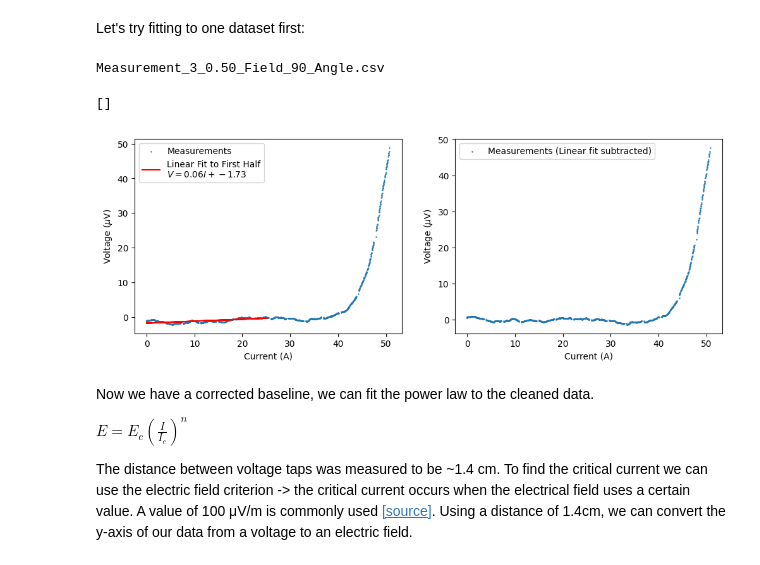
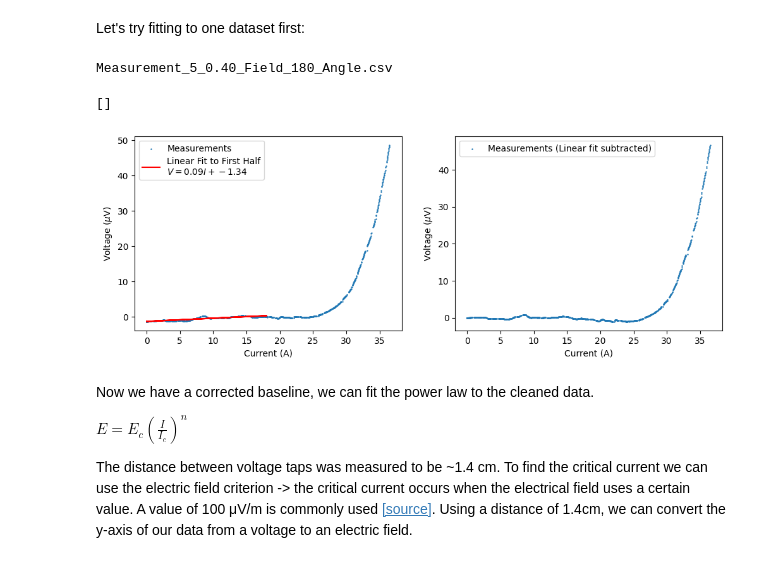
Before and after one commit to rcs19/jrn542_icy_durham, a Jupyter notebook: src/workbook.ipynb, the cells around one changed output. Drawn from its saved outputs; the diff is of its cells as text; code cells hidden in the pictures.

```diff
--- a/src/workbook.ipynb
+++ b/src/workbook.ipynb
@@ -166,36 +166,36 @@ Because there's a linear increase before the critical current, we will first lin
 # %% [markdown]
 Let's try fitting to one dataset first:
 # %%
-filename = 'data/theta90/Measurement_3_0.50_Field_90_Angle.csv'
+filename = 'data/theta180/Measurement_5_0.40_Field_180_Angle.csv'
 df = pd.read_csv(filename, skiprows=11, names=['current_A','voltage_uV','time_s'], sep='\\s+')
 
 # Linear Fitting to half the data
 half = round(len(df)*0.5) # Finds the row index halfway through the data (usually around I = 18A)
 slope, intercept = linregress(df[:half]['current_A'], df[:half]['voltage_uV'])[0:2]
 linear_yvalues = df['current_A']*slope + intercept # The y-values of the linear fit extrapolated to the whole range of data that we will subtract from our data.
 
 xdata = df['current_A']
 ydata = df['voltage_uV']
 ydata_clean = df['voltage_uV'] - linear_yvalues
 
 print(filename.split('/')[-1])
 fig, ax = plt.subplots(1,2, figsize=(12,4))
 ax[0].scatter(xdata, ydata, s=0.5, label='Measurements')
 ax[0].plot(xdata[:half], linear_yvalues[:half], c='r', label=f'Linear Fit to First Half\n$V = {slope:.2f}I + {intercept:.2f}$')
 ax[0].set_xlabel('Current (A)')
 ax[0].set_ylabel('Voltage ($\\mu$V)')
 
 ax[1].scatter(xdata, ydata_clean, s=0.5, label='Measurements (Linear fit subtracted)')
 ax[1].set_xlabel('Current (A)')
 ax[1].set_ylabel('Voltage ($\\mu$V)')
 
 ax[0].legend()
 ax[1].legend()
 plt.plot()
 # %% [output]
-Measurement_3_0.50_Field_90_Angle.csv
+Measurement_5_0.40_Field_180_Angle.csv
 []
-[figure, old version]
+[figure, new version]
 # %% [markdown]
 Now we have a corrected baseline, we can fit the power law to the cleaned data.
 
```
Also changed, not shown: parts of 4 cells of this notebook.
